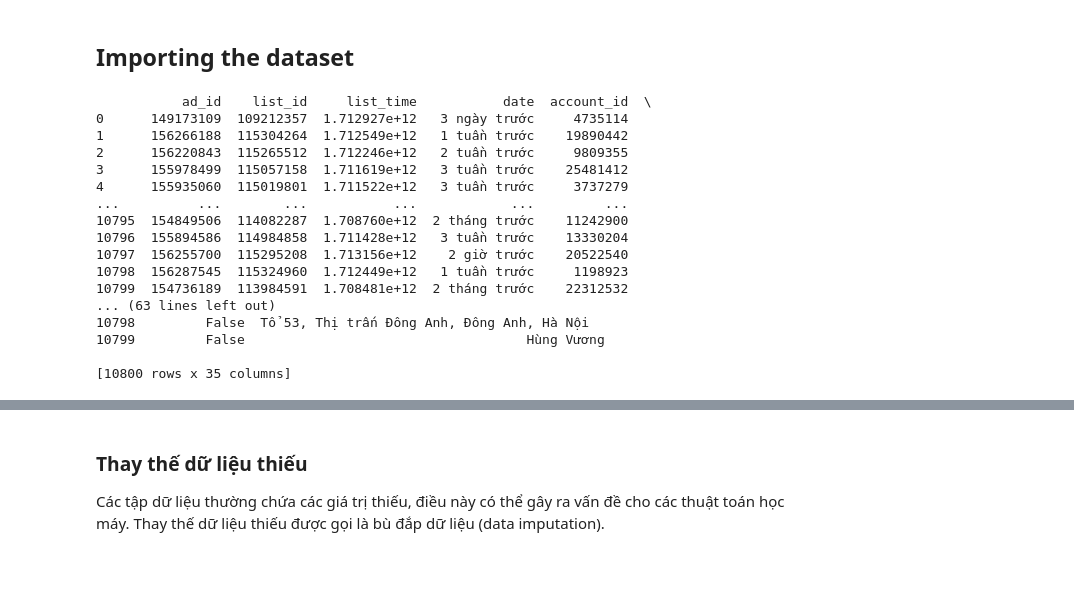
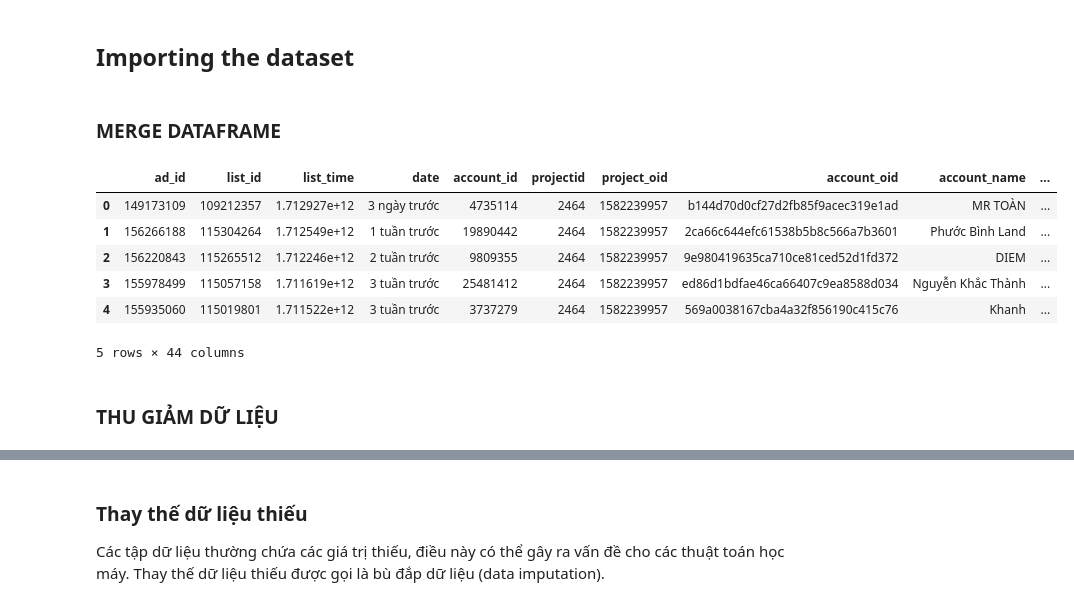
Before and after one commit to uit-ntn/estate-price-prediction, a Jupyter notebook: Data_preprocessing.ipynb, the cells around one changed output, grey strips where cells are left out. Cells and saved outputs as stored; diff of their text form; code cells hidden in the pictures; blank space fills up the shorter version.

```diff
--- a/Data_preprocessing.ipynb
+++ b/Data_preprocessing.ipynb
@@ -11,26 +11,4 @@ from sklearn.preprocessing import LabelEncoder
 # %% [markdown]
 ## Importing the dataset
 # %%
-df = pd.read_csv('combined_data.csv')
+df1 = pd.read_csv('real_estate_data.csv')
-# %%
-print(df)
-# print(X)
-# print(y)
-# %% [output]
-           ad_id    list_id     list_time           date  account_id  \
-0      149173109  109212357  1.712927e+12   3 ngày trước     4735114
-1      156266188  115304264  1.712549e+12   1 tuần trước    19890442
-2      156220843  115265512  1.712246e+12   2 tuần trước     9809355
-3      155978499  115057158  1.711619e+12   3 tuần trước    25481412
-4      155935060  115019801  1.711522e+12   3 tuần trước     3737279
-...          ...        ...           ...            ...         ...
-10795  154849506  114082287  1.708760e+12  2 tháng trước    11242900
-10796  155894586  114984858  1.711428e+12   3 tuần trước    13330204
-10797  156255700  115295208  1.713156e+12    2 giờ trước    20522540
-10798  156287545  115324960  1.712449e+12   1 tuần trước     1198923
-10799  154736189  113984591  1.708481e+12  2 tháng trước    22312532
-... (63 lines left out)
-10798         False  Tổ 53, Thị trấn Đông Anh, Đông Anh, Hà Nội
-10799         False                                    Hùng Vương
-
-[10800 rows x 35 columns]
@@ -36,0 +17,2 @@ print(df)
+# %% [markdown]
+### MERGE DATAFRAME
@@ -36,0 +22,13 @@ print(df)
+# %%
+# Hiển thị kết quả
+merged_df.head()
+# %% [output]
+|  | ad_id | list_id | list_time | date | account_id | projectid | project_oid | account_oid | account_name | ... |
+| 0 | 149173109 | 109212357 | 1.712927e+12 | 3 ngày trước | 4735114 | 2464 | 1582239957 | b144d70d0cf27d2fb85f9acec319e1ad | MR TOÀN | ... |
+| 1 | 156266188 | 115304264 | 1.712549e+12 | 1 tuần trước | 19890442 | 2464 | 1582239957 | 2ca66c644efc61538b5b8c566a7b3601 | Phước Bình Land | ... |
+| 2 | 156220843 | 115265512 | 1.712246e+12 | 2 tuần trước | 9809355 | 2464 | 1582239957 | 9e980419635ca710ce81ced52d1fd372 | DIEM | ... |
+| 3 | 155978499 | 115057158 | 1.711619e+12 | 3 tuần trước | 25481412 | 2464 | 1582239957 | ed86d1bdfae46ca66407c9ea8588d034 | Nguyễn Khắc Thành | ... |
+| 4 | 155935060 | 115019801 | 1.711522e+12 | 3 tuần trước | 3737279 | 2464 | 1582239957 | 569a0038167cba4a32f856190c415c76 | Khanh | ... |
+5 rows × 44 columns
+# %% [markdown]
+### THU GIẢM DỮ LIỆU
```
Also changed, not shown: parts of 45 cells of this notebook, 6 other files.
